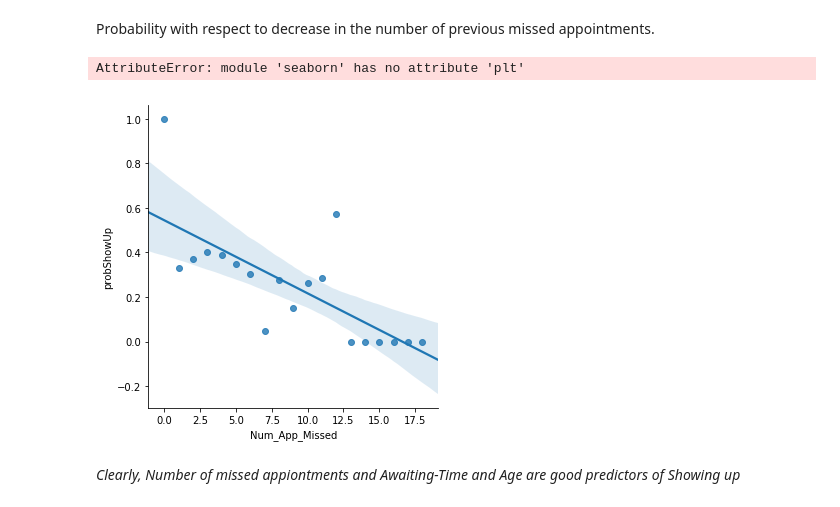
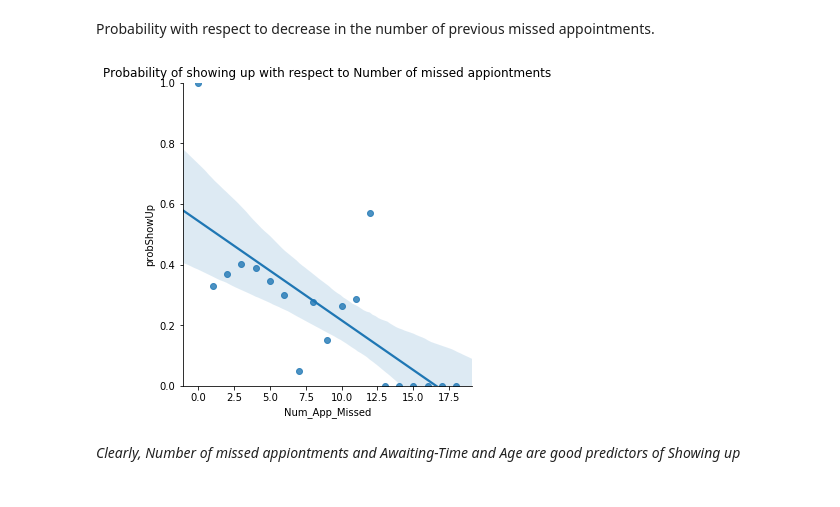
Before and after one commit to sparash/Investigate-a-Dataset_-No-Show-Percentage, a Jupyter notebook: Investigate a Dataset_No Show Percentage.ipynb, the cells around one changed output. Saved outputs shown, nothing was run; the diff lists cells and outputs as text; code cells hidden in the pictures.

```diff
--- a/Investigate a Dataset_No Show Percentage.ipynb
+++ b/Investigate a Dataset_No Show Percentage.ipynb
@@ -239,12 +237,11 @@ Probability with respect to decrease in the number of previous missed appointmen
 # %%
 sns.lmplot(data = prob_show(df, 'Num_App_Missed'), x = 'Num_App_Missed',
            y = 'probShowUp', fit_reg = True)
-sns.plt.title('Probability of showing up with respect to Number of missed appiontments')
-sns.plt.ylim(0, 1)
-sns.plt.show()
+plt.title('Probability of showing up with respect to Number of missed appiontments')
+plt.ylim(0, 1)
+plt.show()
 # %% [output]
-AttributeError: module 'seaborn' has no attribute 'plt'
-[figure, old version]
+[figure, new version]
 # %% [markdown]
 *Clearly, Number of missed appiontments and Awaiting-Time and Age are good predictors of Showing up*
 # %%
```
Also changed, not shown: parts of 3 cells of this notebook, 1 other file.
